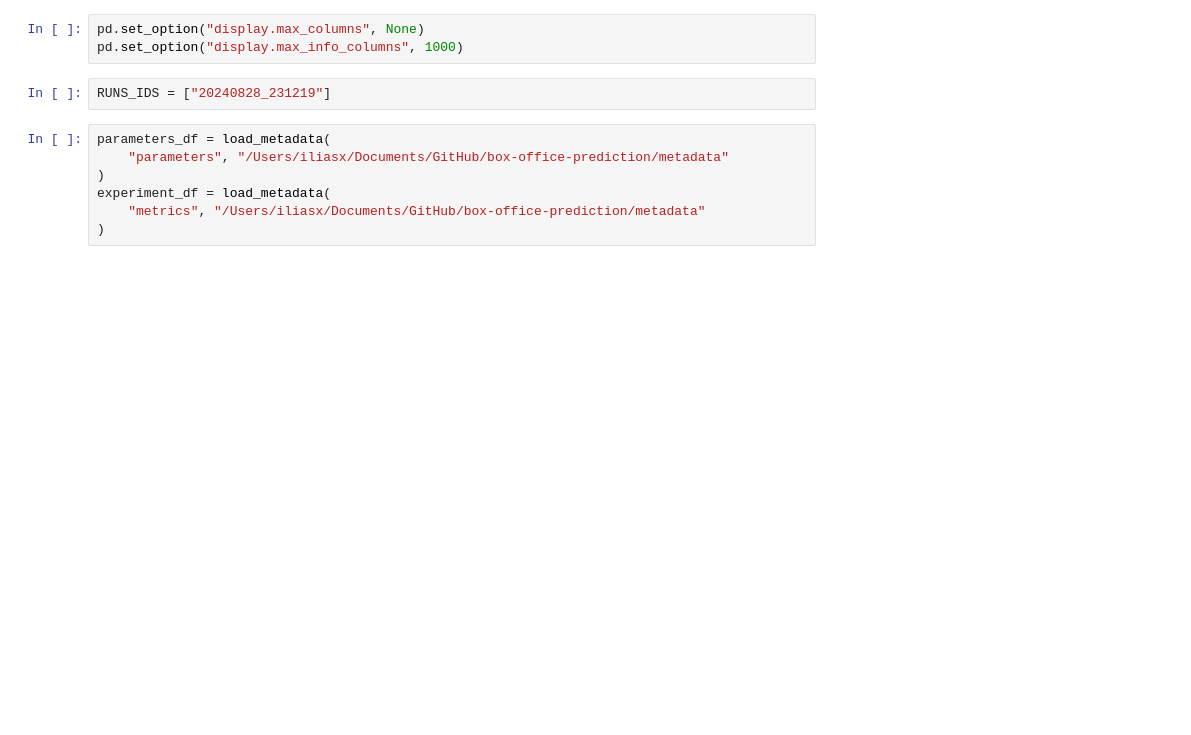
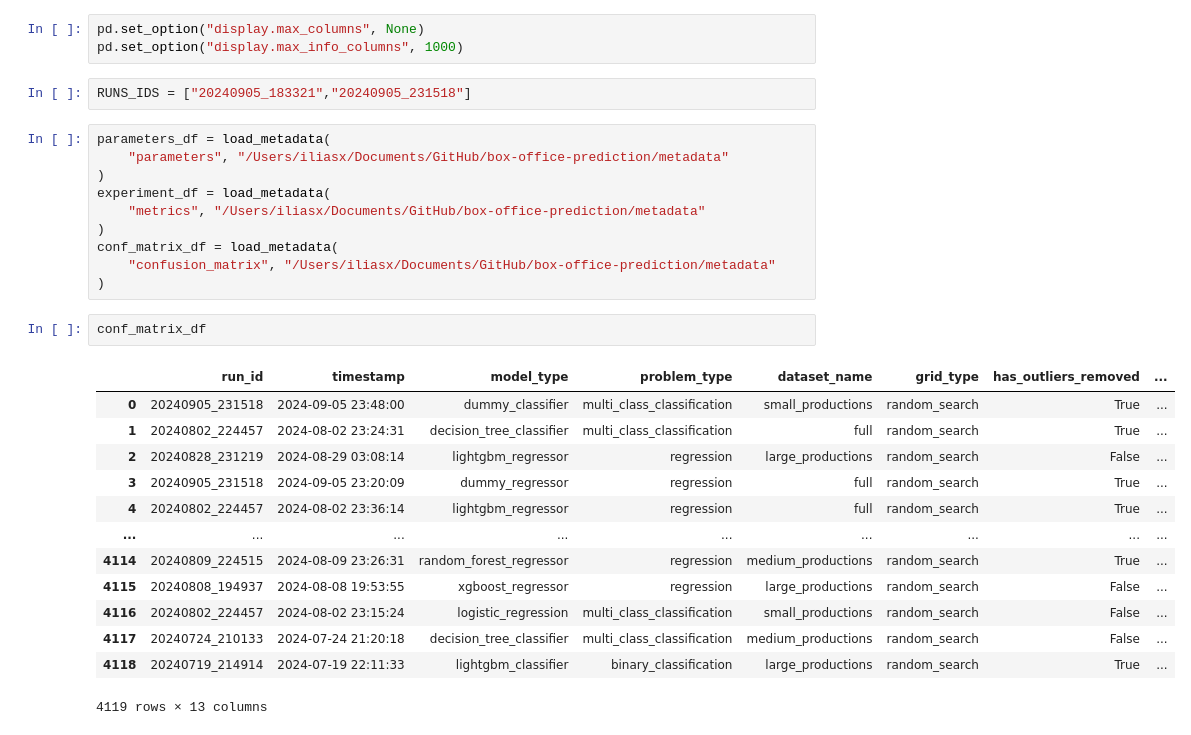
Before and after one commit to ilias1111/box-office-prediction, a Jupyter notebook: Code/_eda_4_machine_learning.ipynb, the cells around one changed output. Drawn from its saved outputs; the diff is of its cells as text; blank space fills up the shorter version.

```diff
--- a/Code/_eda_4_machine_learning.ipynb
+++ b/Code/_eda_4_machine_learning.ipynb
@@ -4,8 +4,8 @@ from eda_support_functions import *
 # %%
 pd.set_option("display.max_columns", None)
 pd.set_option("display.max_info_columns", 1000)
-# %%
-RUNS_IDS = ["20240828_231219"]
+# %%
+RUNS_IDS = ["20240905_183321","20240905_231518"]
 # %%
 parameters_df = load_metadata(
     "parameters", "/Users/iliasx/Documents/GitHub/box-office-prediction/metadata"
@@ -13,6 +13,25 @@ parameters_df = load_metadata(
 experiment_df = load_metadata(
     "metrics", "/Users/iliasx/Documents/GitHub/box-office-prediction/metadata"
 )
+conf_matrix_df = load_metadata(
+    "confusion_matrix", "/Users/iliasx/Documents/GitHub/box-office-prediction/metadata"
+)
+# %%
+conf_matrix_df
+# %% [output]
+|  | run_id | timestamp | model_type | problem_type | dataset_name | grid_type | has_outliers_removed | ... |
+| 0 | 20240905_231518 | 2024-09-05 23:48:00 | dummy_classifier | multi_class_classification | small_productions | random_search | True | ... |
+| 1 | 20240802_224457 | 2024-08-02 23:24:31 | decision_tree_classifier | multi_class_classification | full | random_search | True | ... |
+| 2 | 20240828_231219 | 2024-08-29 03:08:14 | lightgbm_regressor | regression | large_productions | random_search | False | ... |
+| 3 | 20240905_231518 | 2024-09-05 23:20:09 | dummy_regressor | regression | full | random_search | True | ... |
+| 4 | 20240802_224457 | 2024-08-02 23:36:14 | lightgbm_regressor | regression | full | random_search | True | ... |
+| ... | ... | ... | ... | ... | ... | ... | ... | ... |
+| 4114 | 20240809_224515 | 2024-08-09 23:26:31 | random_forest_regressor | regression | medium_productions | random_search | True | ... |
+| 4115 | 20240808_194937 | 2024-08-08 19:53:55 | xgboost_regressor | regression | large_productions | random_search | False | ... |
+| 4116 | 20240802_224457 | 2024-08-02 23:15:24 | logistic_regression | multi_class_classification | small_productions | random_search | False | ... |
+| 4117 | 20240724_210133 | 2024-07-24 21:20:18 | decision_tree_classifier | multi_class_classification | medium_productions | random_search | False | ... |
+| 4118 | 20240719_214914 | 2024-07-19 22:11:33 | lightgbm_classifier | binary_classification | large_productions | random_search | True | ... |
+4119 rows × 13 columns
 # %%
 experiment_df
 # %% [output]
```
Also changed, not shown: parts of 21 cells of this notebook, 18 other files.
